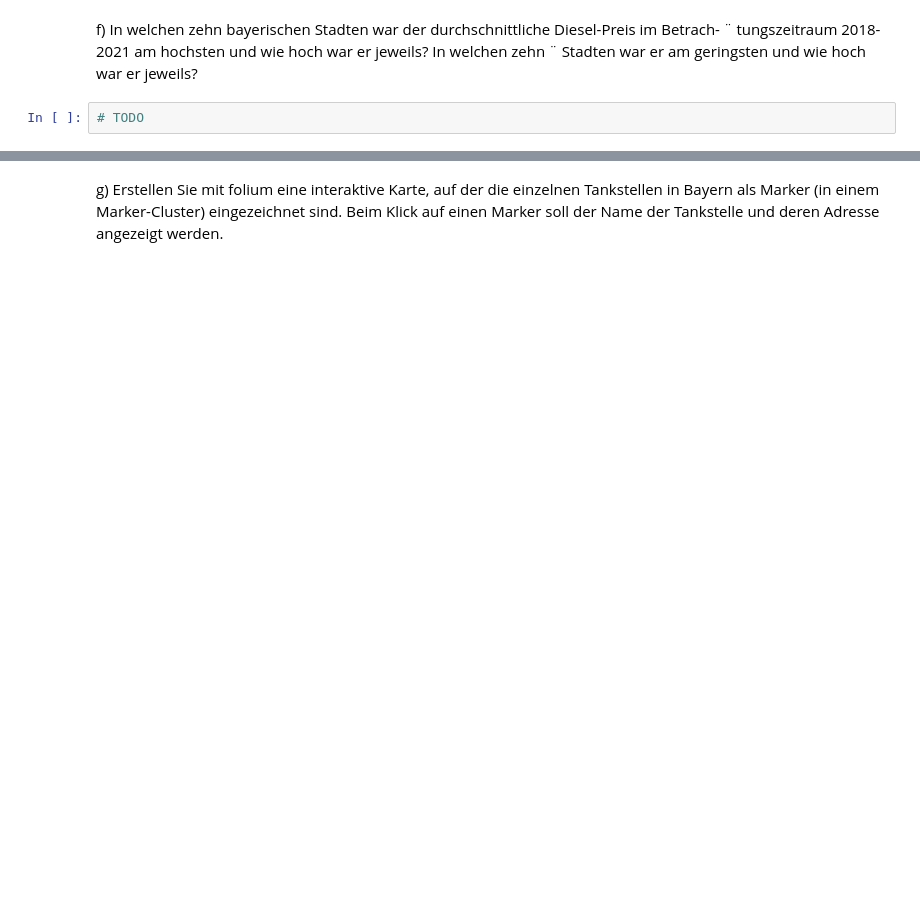
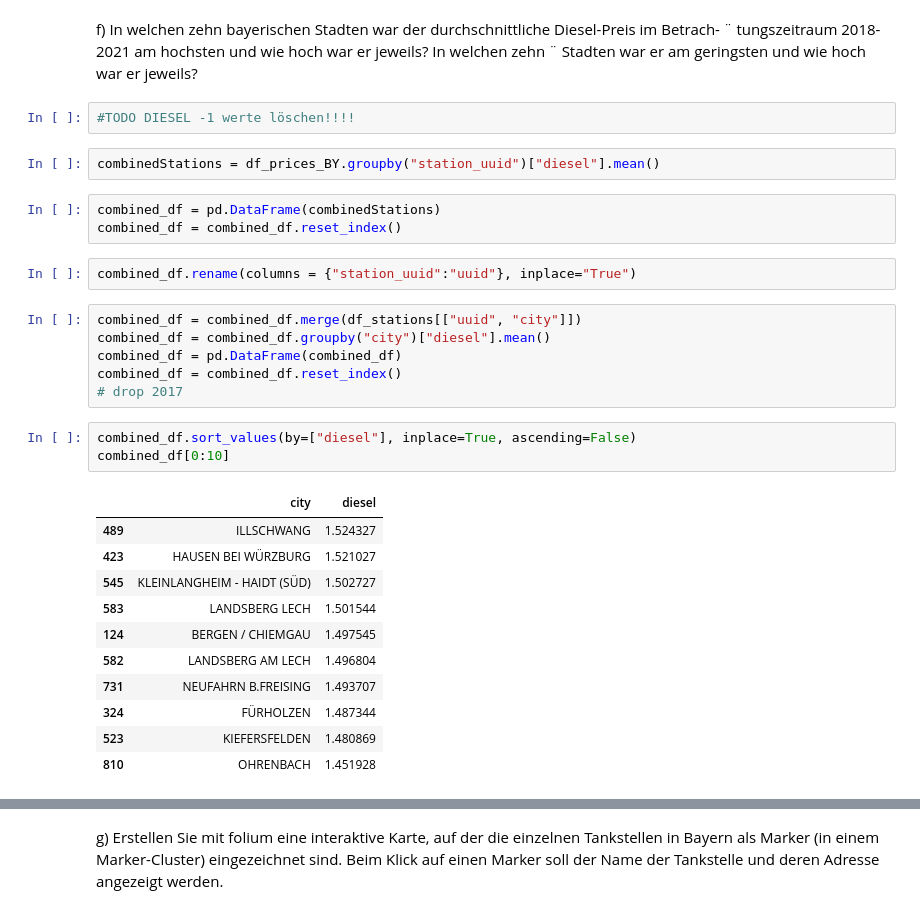
Before and after one commit to TechPiranja/DA_Stud, a Jupyter notebook: nachname_vorname.ipynb, the cells around one changed output, grey strips where cells are left out. Drawn from its saved outputs; the diff is of its cells as text; blank space fills up the shorter version.

```diff
--- a/nachname_vorname.ipynb
+++ b/nachname_vorname.ipynb
@@ -521,4 +585,32 @@ f) In welchen zehn bayerischen Stadten war der durchschnittliche Diesel-Preis im
 tungszeitraum 2018-2021 am hochsten und wie hoch war er jeweils? In welchen zehn ¨
 Stadten war er am geringsten und wie hoch war er jeweils?
 # %%
-# TODO
+#TODO DIESEL -1 werte löschen!!!!
+# %%
+combinedStations = df_prices_BY.groupby("station_uuid")["diesel"].mean()
+# %%
+combined_df = pd.DataFrame(combinedStations)
+combined_df = combined_df.reset_index()
+# %%
+combined_df.rename(columns = {"station_uuid":"uuid"}, inplace="True")
+# %%
+combined_df = combined_df.merge(df_stations[["uuid", "city"]])
+combined_df = combined_df.groupby("city")["diesel"].mean()
+combined_df = pd.DataFrame(combined_df)
+combined_df = combined_df.reset_index()
+# drop 2017
+# %%
+combined_df.sort_values(by=["diesel"], inplace=True, ascending=False)
+combined_df[0:10]
+# %% [output]
+|  | city | diesel |
+| 489 | ILLSCHWANG | 1.524327 |
+| 423 | HAUSEN BEI WÜRZBURG | 1.521027 |
+| 545 | KLEINLANGHEIM - HAIDT (SÜD) | 1.502727 |
+| 583 | LANDSBERG LECH | 1.501544 |
+| 124 | BERGEN / CHIEMGAU | 1.497545 |
+| 582 | LANDSBERG AM LECH | 1.496804 |
+| 731 | NEUFAHRN B.FREISING | 1.493707 |
+| 324 | FÜRHOLZEN | 1.487344 |
+| 523 | KIEFERSFELDEN | 1.480869 |
+| 810 | OHRENBACH | 1.451928 |
```
Also changed, not shown: parts of 13 cells of this notebook.
